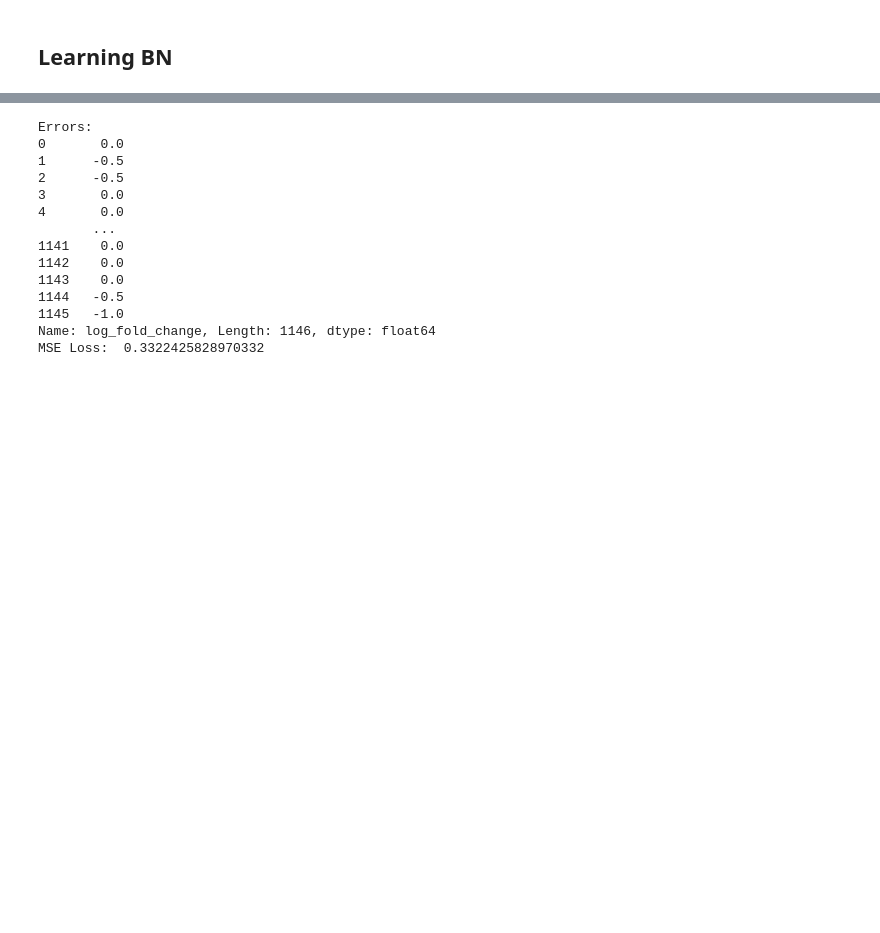
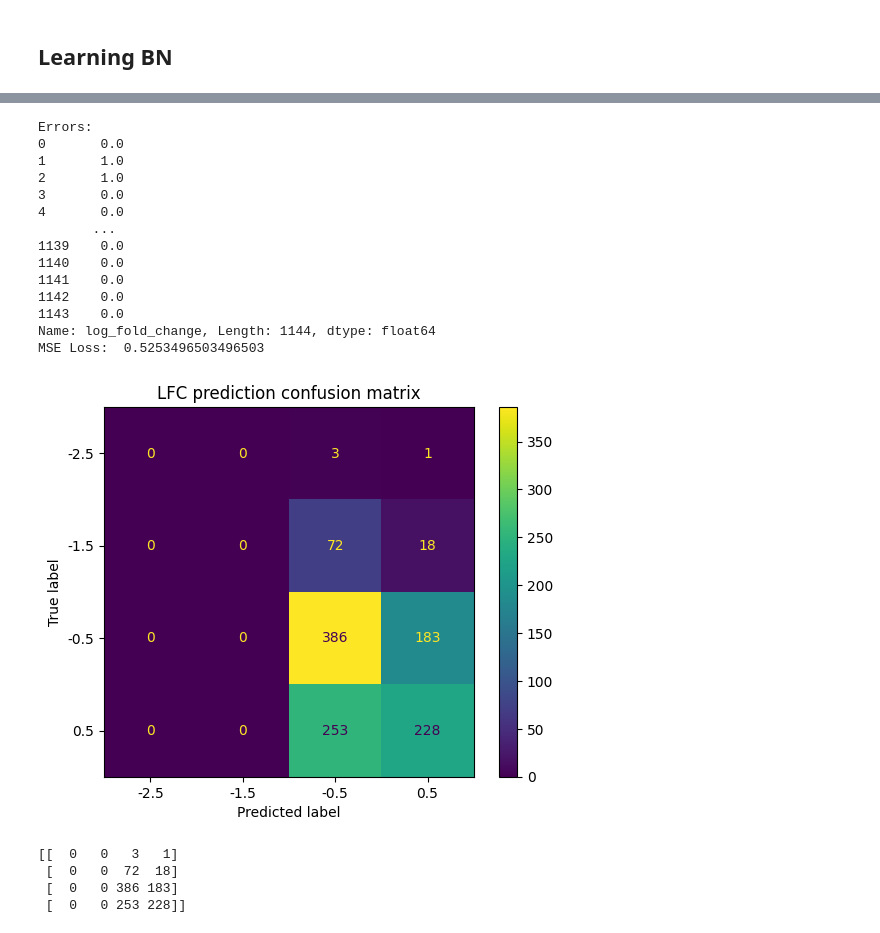
Before and after one commit to AliMuhammadAsad/CRISPR_NET, a Jupyter notebook: crispr13d/crispr_naive_bayes.ipynb, the cells around one changed output, grey strips where cells are left out. Cells and saved outputs as stored; diff of their text form; code cells hidden in the pictures; blank space fills up the shorter version.

```diff
--- a/crispr13d/crispr_naive_bayes.ipynb
+++ b/crispr13d/crispr_naive_bayes.ipynb
@@ -230,7 +269,9 @@ MSE Loss:  0.31893542757417104
 # %%
 from pgmpy.estimators import HillClimbSearch
 est = HillClimbSearch(train_data, use_cache=True)
-dag = est.estimate(start_dag=model , scoring_method='bdeuscore')
+dag = est.estimate(scoring_method='bdeuscore',
+                   start_dag=model
+                   )
 print(len(dag.nodes()))
 print(len(dag.edges()))
 
@@ -286,20 +327,40 @@ print(test_pred)
-# %%
-errors = test_data['log_fold_change'] - test_pred['log_fold_change']
-print("Errors:")
-print(errors)
-print("MSE Loss: ", np.sum(np.square(errors))/test_data.shape[0])
-# %% [output]
-Errors:
-0       0.0
-1      -0.5
-2      -0.5
-3       0.0
-4       0.0
-       ...
-1141    0.0
-1142    0.0
-1143    0.0
-1144   -0.5
-1145   -1.0
-Name: log_fold_change, Length: 1146, dtype: float64
-MSE Loss:  0.3322425828970332
+# %%
+errors = test_data['log_fold_change'] - test_pred['log_fold_change']
+print("Errors:")
+print(errors)
+print("MSE Loss: ", np.sum(np.square(errors))/test_data.shape[0])
+# print("Accuracy:", np.sum(errors == 0)/test_data.shape[0])
+confusion_matrix = metrics.confusion_matrix(test_data['log_fold_change']+0.5, test_pred['log_fold_change']+0.5)
+
+cm_display = metrics.ConfusionMatrixDisplay(confusion_matrix = confusion_matrix, display_labels = [-2.5, -1.5, -0.5, 0.5])
+
+cm_display.plot()
+plt.title("LFC prediction confusion matrix")
+plt.show()
+print(confusion_matrix)
+# specificityY= confusion_matrix[0,0]/(confusion_matrix[0,0]+confusion_matrix[0,1])
+# precisionY= confusion_matrix[0,0]/(confusion_matrix[0,0]+confusion_matrix[1,0])
+# specificityN= confusion_matrix[1,1]/(confusion_matrix[1,1]+confusion_matrix[1,0])
+# precisionN= confusion_matrix[1,1]/(confusion_matrix[1,1]+confusion_matrix[0,1])
+# print(f"Yes - specificity: {specificityY}, precision: {precisionY}")
+# print(f"No - specificity: {specificityN}, precision: {precisionN}")
+# %% [output]
+Errors:
+0       0.0
+1       1.0
+2       1.0
+3       0.0
+4       0.0
+       ...
+1139    0.0
+1140    0.0
+1141    0.0
+1142    0.0
+1143    0.0
+Name: log_fold_change, Length: 1144, dtype: float64
+MSE Loss:  0.5253496503496503
+[figure, added]
+[[  0   0   3   1]
+ [  0   0  72  18]
+ [  0   0 386 183]
+ [  0   0 253 228]]
```
Also changed, not shown: parts of 14 cells of this notebook, 3 other files.
